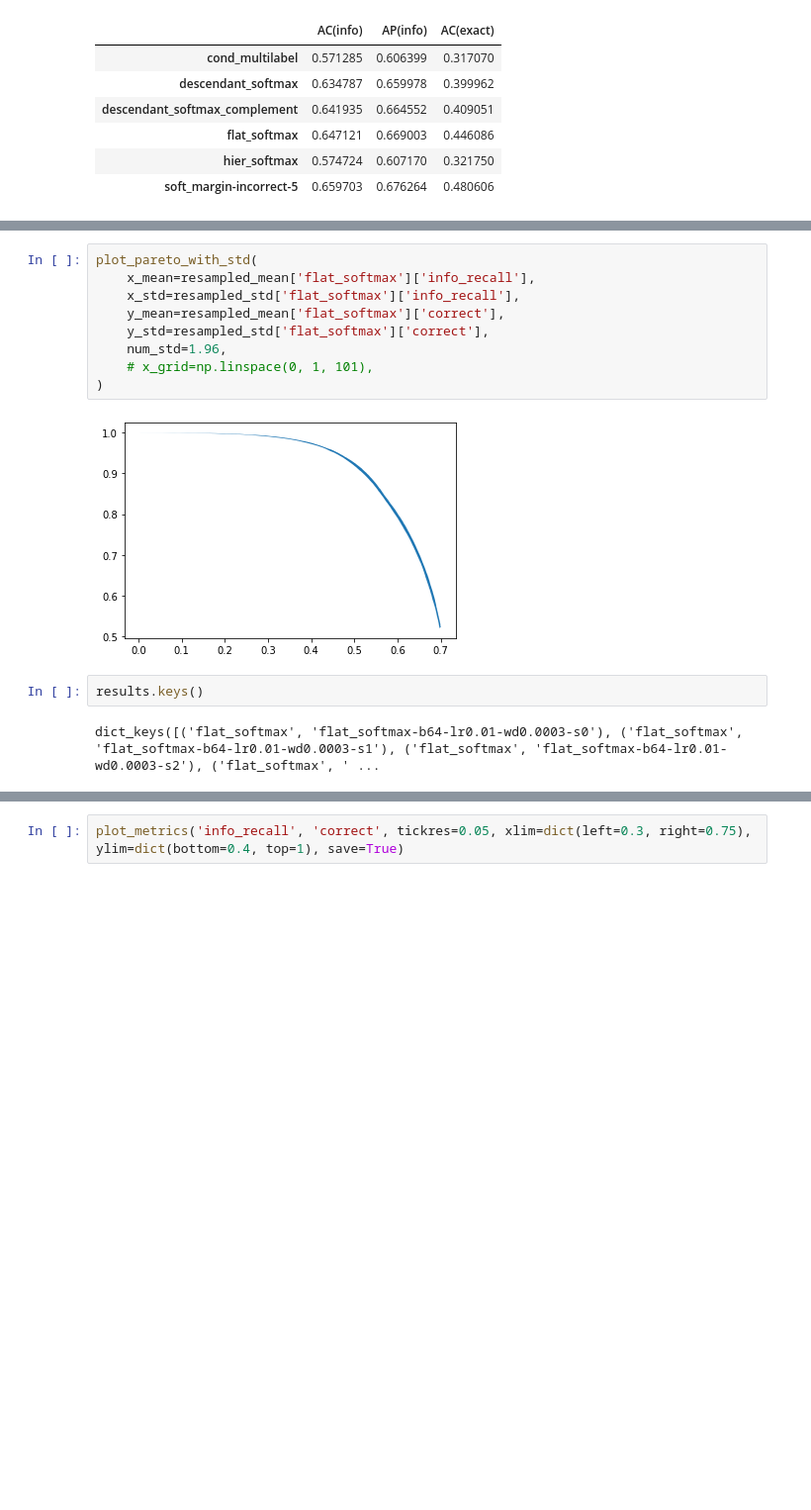
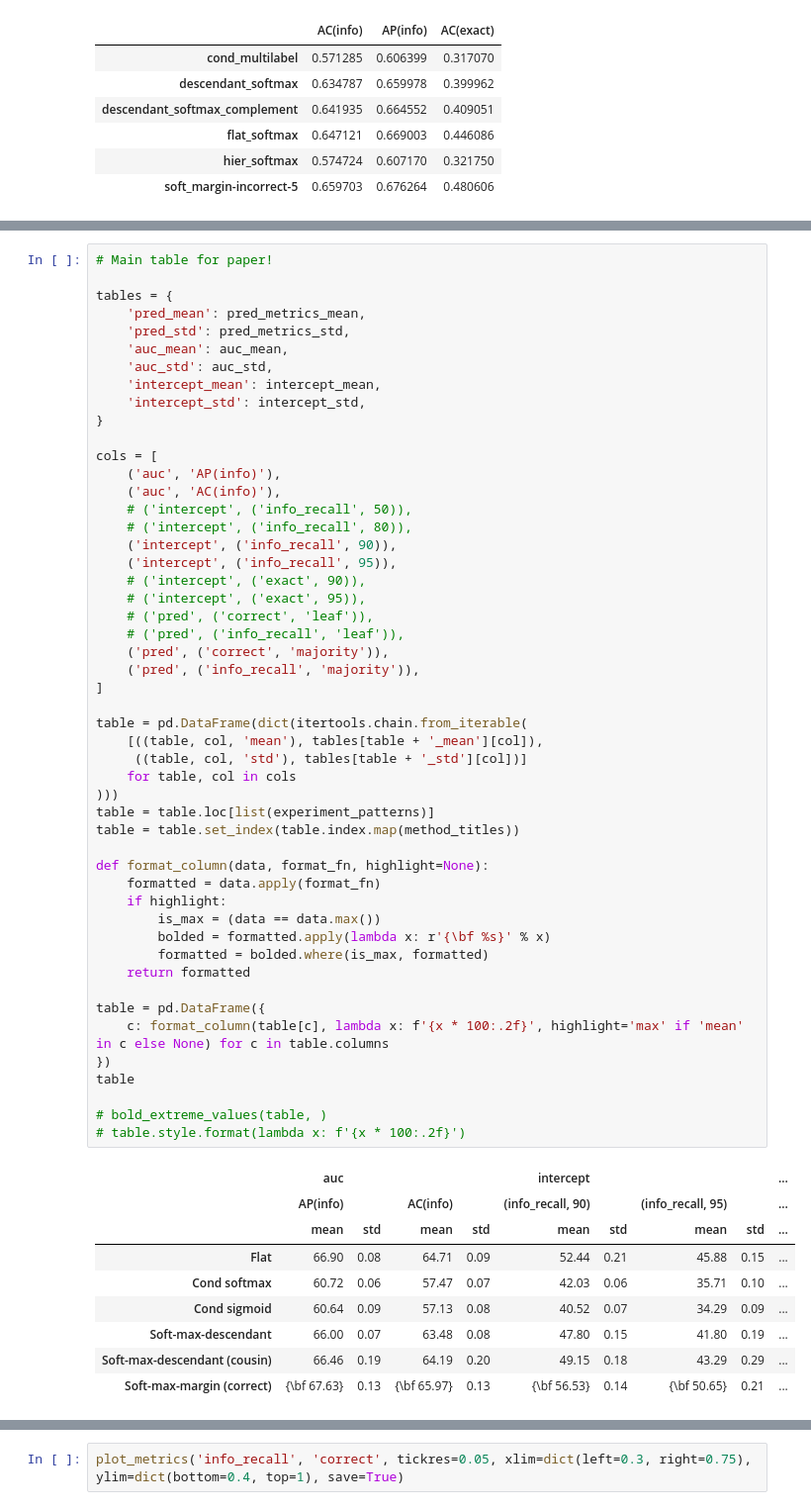
Before and after one commit to jvlmdr/hiercls, a Jupyter notebook: eval_inat21_errorbars.ipynb, the cells around one changed output, grey strips where cells are left out. Shown: that part at 99% size. Cells and saved outputs as stored; diff of their text form; blank space fills up the shorter version.

```diff
--- a/eval_inat21_errorbars.ipynb
+++ b/eval_inat21_errorbars.ipynb
@@ -572,15 +520,60 @@ def plot_pareto_with_std(x_mean, y_mean, x_std, y_std, num_std=1.96, x_grid=None
-# %%
-plot_pareto_with_std(
-    x_mean=resampled_mean['flat_softmax']['info_recall'],
-    x_std=resampled_std['flat_softmax']['info_recall'],
-    y_mean=resampled_mean['flat_softmax']['correct'],
-    y_std=resampled_std['flat_softmax']['correct'],
-    num_std=1.96,
-    # x_grid=np.linspace(0, 1, 101),
-)
-# %% [output]
-[figure, removed]
-# %%
-results.keys()
-# %% [output]
-dict_keys([('flat_softmax', 'flat_softmax-b64-lr0.01-wd0.0003-s0'), ('flat_softmax', 'flat_softmax-b64-lr0.01-wd0.0003-s1'), ('flat_softmax', 'flat_softmax-b64-lr0.01-wd0.0003-s2'), ('flat_softmax', ' ...
+# %%
+# Main table for paper!
+
+tables = {
+    'pred_mean': pred_metrics_mean,
+    'pred_std': pred_metrics_std,
+    'auc_mean': auc_mean,
+    'auc_std': auc_std,
+    'intercept_mean': intercept_mean,
+    'intercept_std': intercept_std,
+}
+
+cols = [
+    ('auc', 'AP(info)'),
+    ('auc', 'AC(info)'),
+    # ('intercept', ('info_recall', 50)),
+    # ('intercept', ('info_recall', 80)),
+    ('intercept', ('info_recall', 90)),
+    ('intercept', ('info_recall', 95)),
+    # ('intercept', ('exact', 90)),
+    # ('intercept', ('exact', 95)),
+    # ('pred', ('correct', 'leaf')),
+    # ('pred', ('info_recall', 'leaf')),
+    ('pred', ('correct', 'majority')),
+    ('pred', ('info_recall', 'majority')),
+]
+
+table = pd.DataFrame(dict(itertools.chain.from_iterable(
+    [((table, col, 'mean'), tables[table + '_mean'][col]),
+     ((table, col, 'std'), tables[table + '_std'][col])]
+    for table, col in cols
+)))
+table = table.loc[list(experiment_patterns)]
+table = table.set_index(table.index.map(method_titles))
+
+def format_column(data, format_fn, highlight=None):
+    formatted = data.apply(format_fn)
+    if highlight:
+        is_max = (data == data.max())
+        bolded = formatted.apply(lambda x: r'{\bf %s}' % x)
+        formatted = bolded.where(is_max, formatted)
+    return formatted
+
+table = pd.DataFrame({
+    c: format_column(table[c], lambda x: f'{x * 100:.2f}', highlight='max' if 'mean' in c else None) for c in table.columns
+})
+table
+
+# bold_extreme_values(table, )
+# table.style.format(lambda x: f'{x * 100:.2f}')
+# %% [output]
+|  | auc |  |  |  | intercept |  |  |  | ... |
+|  | AP(info) |  | AC(info) |  | (info_recall, 90) |  | (info_recall, 95) |  | ... |
+|  | mean | std | mean | std | mean | std | mean | std | ... |
+| Flat | 66.90 | 0.08 | 64.71 | 0.09 | 52.44 | 0.21 | 45.88 | 0.15 | ... |
+| Cond softmax | 60.72 | 0.06 | 57.47 | 0.07 | 42.03 | 0.06 | 35.71 | 0.10 | ... |
+| Cond sigmoid | 60.64 | 0.09 | 57.13 | 0.08 | 40.52 | 0.07 | 34.29 | 0.09 | ... |
+| Soft-max-descendant | 66.00 | 0.07 | 63.48 | 0.08 | 47.80 | 0.15 | 41.80 | 0.19 | ... |
+| Soft-max-descendant (cousin) | 66.46 | 0.19 | 64.19 | 0.20 | 49.15 | 0.18 | 43.29 | 0.29 | ... |
+| Soft-max-margin (correct) | {\bf 67.63} | 0.13 | {\bf 65.97} | 0.13 | {\bf 56.53} | 0.14 | {\bf 50.65} | 0.21 | ... |
```
Also changed, not shown: parts of 24 cells of this notebook.
